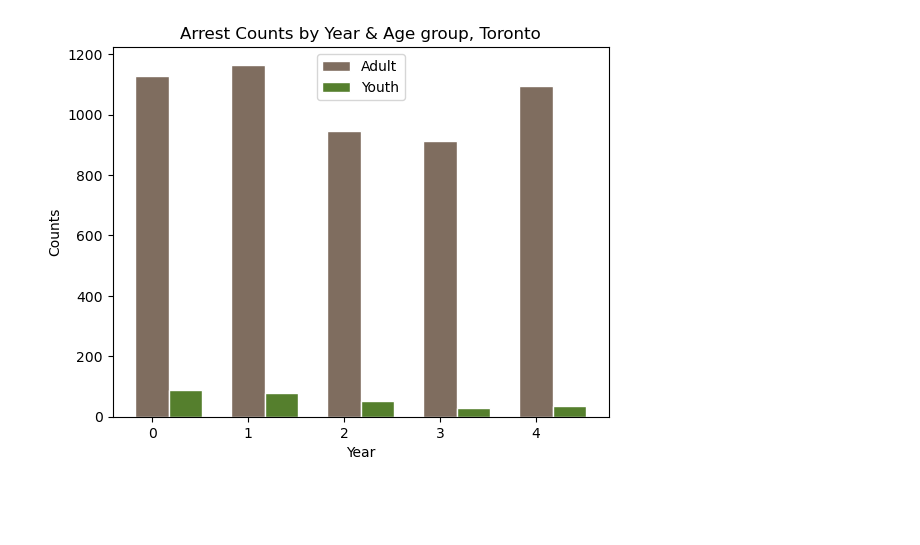
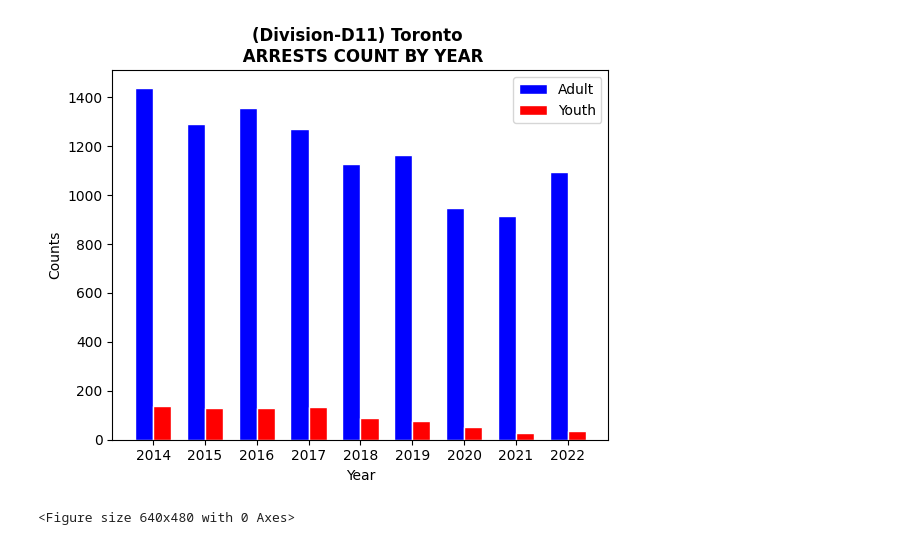
Before and after one commit to Cnblackwell/TeamDragonParsers, a Jupyter notebook: annual_police_report.ipynb, the cells around one changed output. Drawn from its saved outputs; the diff is of its cells as text; code cells hidden in the pictures; blank space fills up the shorter version.

Commit message:
[IMP/ADD]annual_police_report.ipynb: Enhanced the codes,added Try-exception and plotted age cohort graph

```diff
--- a/annual_police_report.ipynb
+++ b/annual_police_report.ipynb
@@ -47,12 +47,12 @@ def load_data_OpenDataTO(package_id):
                 data_url = base_url + "/api/3/action/datastore_search"
                 params = {"id": resource["id"]}
                 filters = {
-                    "ARREST_YEAR": [2018, 2019, 2020, 2021, 2022],
-                    "DIVISION": "D11"  # Filter for DIVISION
+                    #"ARREST_YEAR": [2014,2015,2016,2017,2018, 2019, 2020, 2021, 2022],
+                    "DIVISION": "D11"  # Filter for DIVISION(Geographic division where crime took place)
                 }
 
                 all_records = []
-                limit = 1000  # Number of records to retrieve per request
+                limit = 5000  # Number of records to retrieve per request
 
                 # Paginate through the data until all records are retrieved
                 offset = 0
@@ -128,0 +129,3 @@ annual_police_report.shape
+# %%
+annual_police_report["age_cohort"] = annual_police_report["age_cohort"].astype("category")
+annual_police_report["age_cohort"].dtype
@@ -209,25 +215,29 @@ def by_year_age_f(data: pd.DataFrame) -> pd.DataFrame:
 
     return year_age_group
 # %%
-def plotby_year_age_f(data):
+def plotby_year_age_f(data,years):
     barWidth = 0.35
 
     # Set the position of the bars on the x-axis
-    r1 = np.arange(len(data['arrest_year']))
+    r1 = np.arange(len(data['adult']))
     r2 = [x + barWidth for x in r1]
 
     # Create the bar plots
-    plt.bar(r1, data['adult'], color='#7f6d5f', width=barWidth, edgecolor='white', label='Adult')
-    plt.bar(r2, data['youth'], color='#557f2d', width=barWidth, edgecolor='white', label='Youth')
+    plt.bar(r1, data['adult'], color='blue', width=barWidth, edgecolor='white', label='Adult')
+    plt.bar(r2, data['youth'], color='red', width=barWidth, edgecolor='white', label='Youth')
 
     # Add x-axis and y-axis labels and a title
     plt.xlabel('Year')
     plt.ylabel('Counts')
-    plt.title('Arrest Counts by Year & Age group, Toronto')
+    plt.title('(Division-D11) Toronto \n ARRESTS COUNT BY YEAR', fontweight='bold')
+
+    # Add x-axis tick labels for years
+    plt.xticks([r + barWidth / 2 for r in range(len(data['adult']))], years)
 
     # Add legend
     plt.legend()
 
-    #plt.show()
+    plt.show()
 # %%
 year_age_df = by_year_age_f(total_df)
+arrest_year=year_age_df['arrest_year']
@@ -243,6 +258,7 @@ year_age_df
 # %%
-plotby_year_age_f(year_age_df)
+plotby_year_age_f(year_age_df,arrest_year)
 plt.savefig('arrest_by_year_age.pdf')
 # write save command
 # %% [output]
-[figure, old version]
+[figure, new version]
+<Figure size 640x480 with 0 Axes>
```
Also changed, not shown: parts of 11 cells of this notebook.
